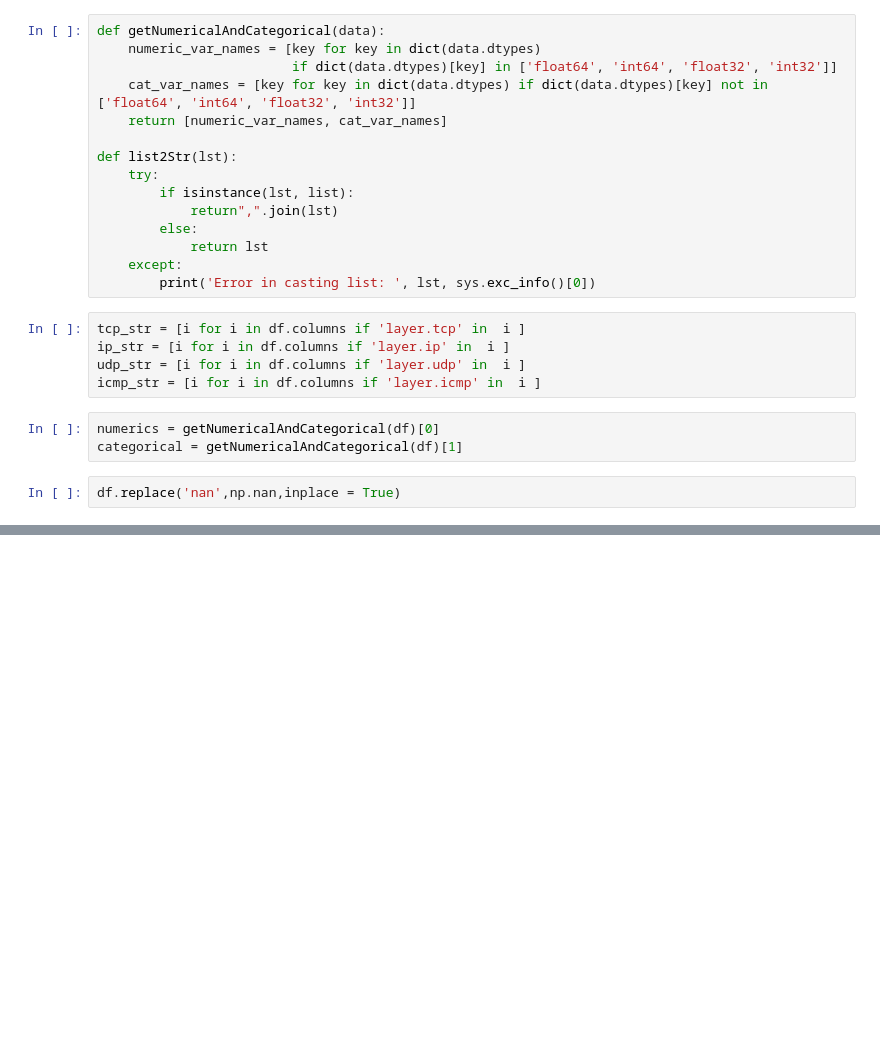
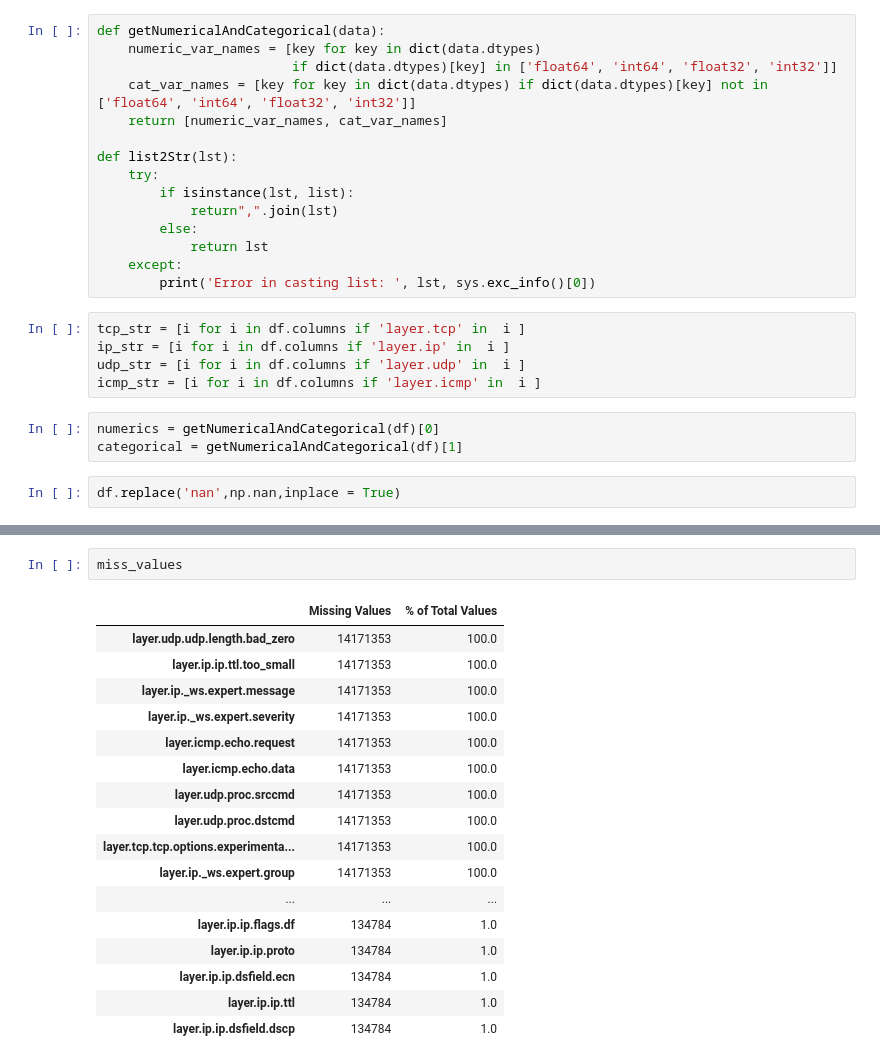
Before and after one commit to RajatWhiz/vscoderajat, a Jupyter notebook: Data Processing.ipynb, the cells around one changed output, grey strips where cells are left out. Saved outputs shown, nothing was run; the diff lists cells and outputs as text; blank space fills up the shorter version.

```diff
--- a/Data Processing.ipynb
+++ b/Data Processing.ipynb
@@ -122,0 +110,20 @@ miss_values = null_values(df)
+# %%
+miss_values
+# %% [output]
+|  | Missing Values | % of Total Values |
+| layer.udp.udp.length.bad_zero | 14171353 | 100.0 |
+| layer.ip.ip.ttl.too_small | 14171353 | 100.0 |
+| layer.ip._ws.expert.message | 14171353 | 100.0 |
+| layer.ip._ws.expert.severity | 14171353 | 100.0 |
+| layer.icmp.echo.request | 14171353 | 100.0 |
+| layer.icmp.echo.data | 14171353 | 100.0 |
+| layer.udp.proc.srccmd | 14171353 | 100.0 |
+| layer.udp.proc.dstcmd | 14171353 | 100.0 |
+| layer.tcp.tcp.options.experimenta... | 14171353 | 100.0 |
+| layer.ip._ws.expert.group | 14171353 | 100.0 |
+| ... | ... | ... |
+| layer.ip.ip.flags.df | 134784 | 1.0 |
+| layer.ip.ip.proto | 134784 | 1.0 |
+| layer.ip.ip.dsfield.ecn | 134784 | 1.0 |
+| layer.ip.ip.ttl | 134784 | 1.0 |
+| layer.ip.ip.dsfield.dscp | 134784 | 1.0 |
```
Also changed, not shown: parts of 7 cells of this notebook, 2 other files.
